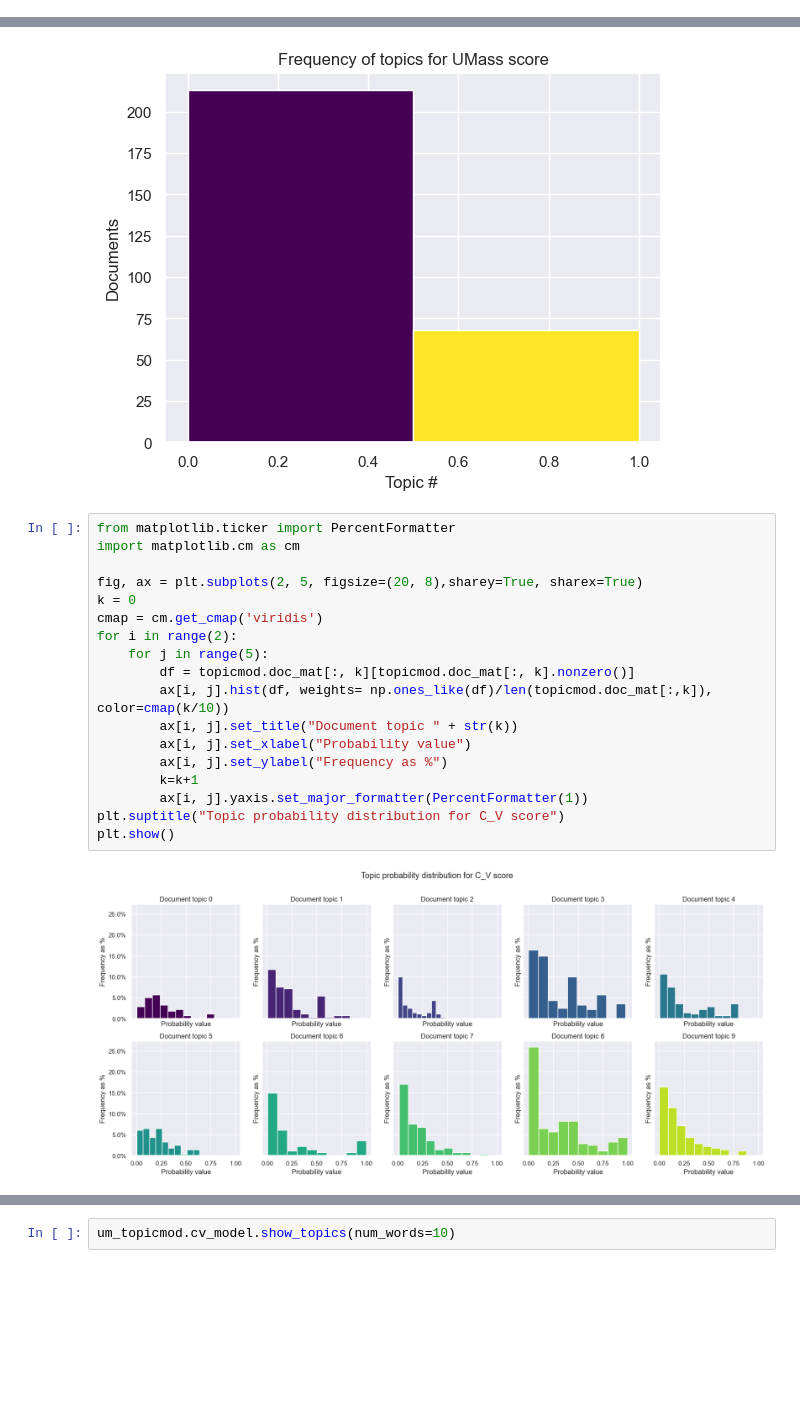
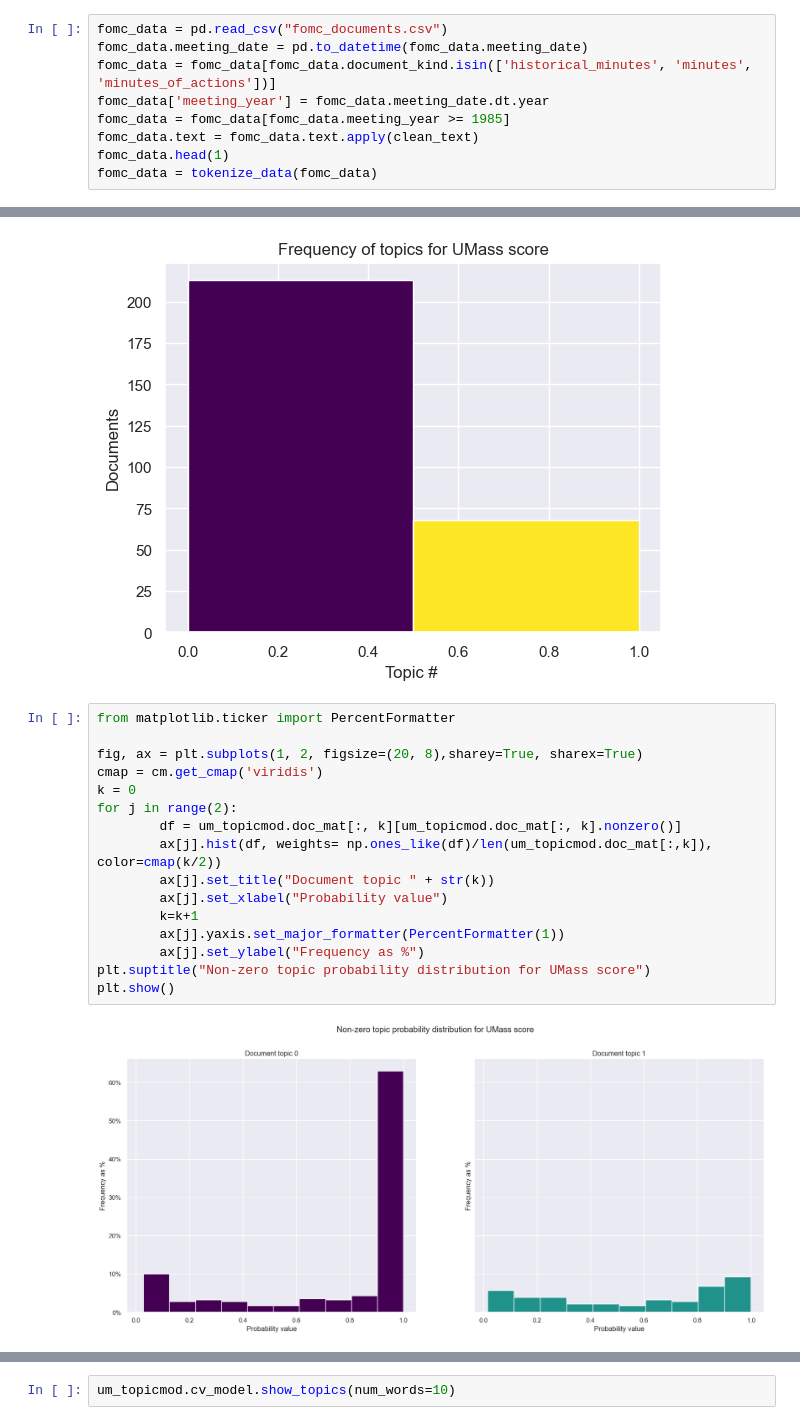
Before and after one commit to uday-31/regime-modeling-with-NLP, a Jupyter notebook: output_prajakta.ipynb, the cells around one changed output, grey strips where cells are left out. Saved outputs shown, nothing was run; the diff lists cells and outputs as text; blank space fills up the shorter version.

```diff
--- a/output_prajakta.ipynb
+++ b/output_prajakta.ipynb
@@ -189,3 +109,12 @@ fomc_data = tokenize_data(fomc_data)
+# %%
+fomc_data = pd.read_csv("fomc_documents.csv")
+fomc_data.meeting_date = pd.to_datetime(fomc_data.meeting_date)
+fomc_data = fomc_data[fomc_data.document_kind.isin(['historical_minutes', 'minutes', 'minutes_of_actions'])]
+fomc_data['meeting_year'] = fomc_data.meeting_date.dt.year
+fomc_data = fomc_data[fomc_data.meeting_year >= 1985]
+fomc_data.text = fomc_data.text.apply(clean_text)
+fomc_data.head(1)
+fomc_data = tokenize_data(fomc_data)
 # %%
 test_data = fomc_data[fomc_data["meeting_date"] > datetime(2019, 12, 31)]
 train_data = fomc_data[fomc_data["meeting_date"] <= datetime(2019, 12, 31)]
@@ -435,21 +260,19 @@ plt.show()
 [figure]
 # %%
 from matplotlib.ticker import PercentFormatter
-import matplotlib.cm as cm
 
-fig, ax = plt.subplots(2, 5, figsize=(20, 8),sharey=True, sharex=True)
+fig, ax = plt.subplots(1, 2, figsize=(20, 8),sharey=True, sharex=True)
+cmap = cm.get_cmap('viridis')
 k = 0
-cmap = cm.get_cmap('viridis')
-for i in range(2):
-    for j in range(5):
-        df = topicmod.doc_mat[:, k][topicmod.doc_mat[:, k].nonzero()]
-        ax[i, j].hist(df, weights= np.ones_like(df)/len(topicmod.doc_mat[:,k]), color=cmap(k/10))
-        ax[i, j].set_title("Document topic " + str(k))
-        ax[i, j].set_xlabel("Probability value")
-        ax[i, j].set_ylabel("Frequency as %")
+for j in range(2):
+        df = um_topicmod.doc_mat[:, k][um_topicmod.doc_mat[:, k].nonzero()]
+        ax[j].hist(df, weights= np.ones_like(df)/len(um_topicmod.doc_mat[:,k]), color=cmap(k/2))
+        ax[j].set_title("Document topic " + str(k))
+        ax[j].set_xlabel("Probability value")
         k=k+1
-        ax[i, j].yaxis.set_major_formatter(PercentFormatter(1))
-plt.suptitle("Topic probability distribution for C_V score")
+        ax[j].yaxis.set_major_formatter(PercentFormatter(1))
+        ax[j].set_ylabel("Frequency as %")
+plt.suptitle("Non-zero topic probability distribution for UMass score")
 plt.show()
 # %% [output]
-[figure, old version]
+[figure, new version]
```
Also changed, not shown: parts of 111 cells of this notebook.
